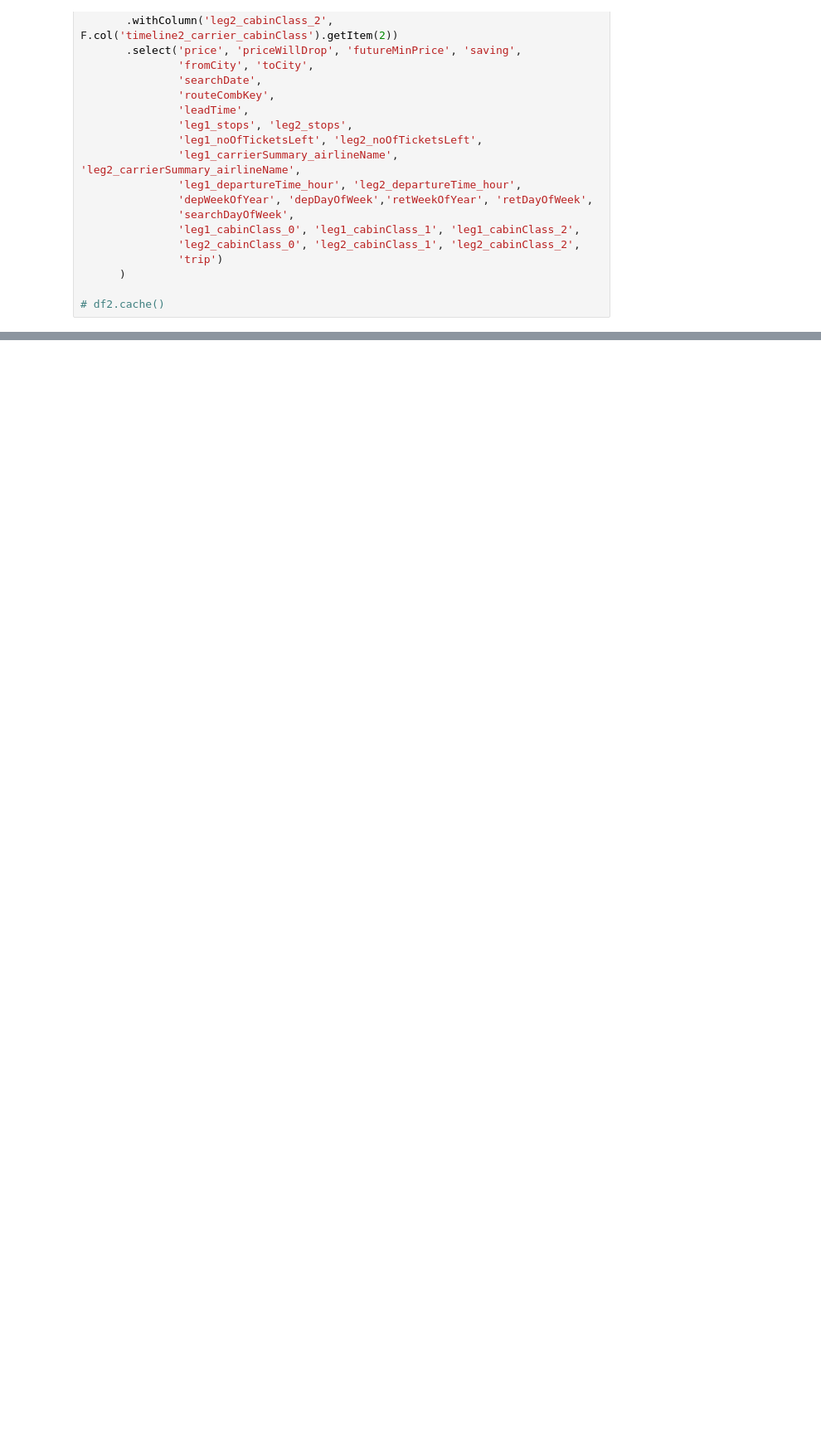
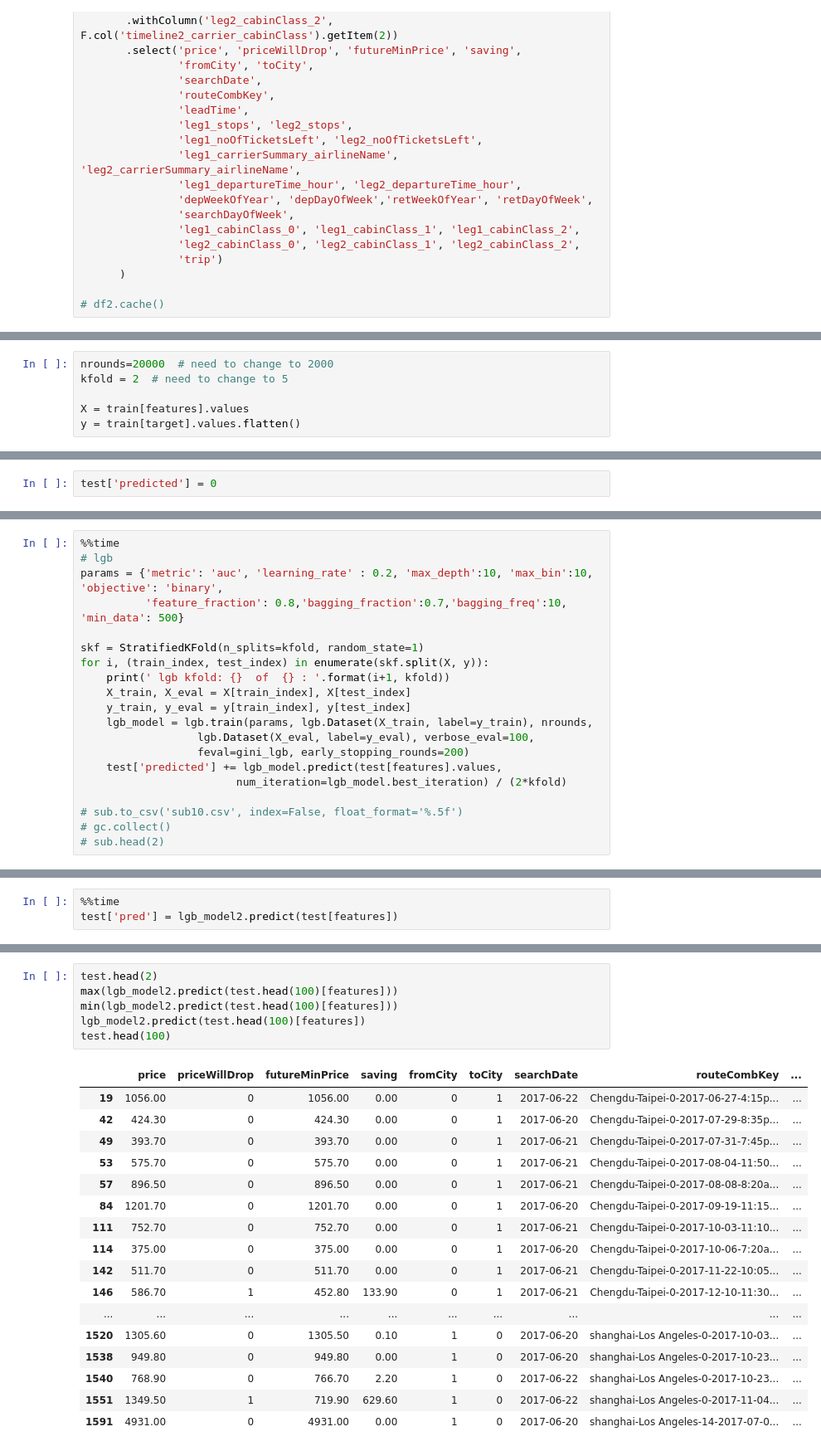
Before and after one commit to zemingyu/flight, a Jupyter notebook: tst-pyspark-on-docker.ipynb, the cells around one changed output, grey strips where cells are left out. Shown at 83% size. Drawn from its saved outputs; the diff is of its cells as text; blank space fills up the shorter version.

```diff
--- a/tst-pyspark-on-docker.ipynb
+++ b/tst-pyspark-on-docker.ipynb
@@ -288,0 +565,6 @@ for df_temp in dfArray:
+# %%
+nrounds=20000  # need to change to 2000
+kfold = 2  # need to change to 5
+
+X = train[features].values
+y = train[target].values.flatten()
@@ -288,0 +576,2 @@ for df_temp in dfArray:
+# %%
+test['predicted'] = 0
@@ -288,0 +586,20 @@ for df_temp in dfArray:
+# %%
+%%time
+# lgb
+params = {'metric': 'auc', 'learning_rate' : 0.2, 'max_depth':10, 'max_bin':10,  'objective': 'binary',
+          'feature_fraction': 0.8,'bagging_fraction':0.7,'bagging_freq':10,  'min_data': 500}
+
+skf = StratifiedKFold(n_splits=kfold, random_state=1)
+for i, (train_index, test_index) in enumerate(skf.split(X, y)):
+    print(' lgb kfold: {}  of  {} : '.format(i+1, kfold))
+    X_train, X_eval = X[train_index], X[test_index]
+    y_train, y_eval = y[train_index], y[test_index]
+    lgb_model = lgb.train(params, lgb.Dataset(X_train, label=y_train), nrounds,
+                  lgb.Dataset(X_eval, label=y_eval), verbose_eval=100,
+                  feval=gini_lgb, early_stopping_rounds=200)
+    test['predicted'] += lgb_model.predict(test[features].values,
+                        num_iteration=lgb_model.best_iteration) / (2*kfold)
+
+# sub.to_csv('sub10.csv', index=False, float_format='%.5f')
+# gc.collect()
+# sub.head(2)
@@ -288,0 +787,3 @@ for df_temp in dfArray:
+# %%
+%%time
+test['pred'] = lgb_model2.predict(test[features])
@@ -288,0 +817,24 @@ for df_temp in dfArray:
+# %%
+test.head(2)
+max(lgb_model2.predict(test.head(100)[features]))
+min(lgb_model2.predict(test.head(100)[features]))
+lgb_model2.predict(test.head(100)[features])
+test.head(100)
+# %% [output]
+|  | price | priceWillDrop | futureMinPrice | saving | fromCity | toCity | searchDate | routeCombKey | ... |
+| 19 | 1056.00 | 0 | 1056.00 | 0.00 | 0 | 1 | 2017-06-22 | Chengdu-Taipei-0-2017-06-27-4:15p... | ... |
+| 42 | 424.30 | 0 | 424.30 | 0.00 | 0 | 1 | 2017-06-20 | Chengdu-Taipei-0-2017-07-29-8:35p... | ... |
+| 49 | 393.70 | 0 | 393.70 | 0.00 | 0 | 1 | 2017-06-21 | Chengdu-Taipei-0-2017-07-31-7:45p... | ... |
+| 53 | 575.70 | 0 | 575.70 | 0.00 | 0 | 1 | 2017-06-21 | Chengdu-Taipei-0-2017-08-04-11:50... | ... |
+| 57 | 896.50 | 0 | 896.50 | 0.00 | 0 | 1 | 2017-06-21 | Chengdu-Taipei-0-2017-08-08-8:20a... | ... |
+| 84 | 1201.70 | 0 | 1201.70 | 0.00 | 0 | 1 | 2017-06-20 | Chengdu-Taipei-0-2017-09-19-11:15... | ... |
+| 111 | 752.70 | 0 | 752.70 | 0.00 | 0 | 1 | 2017-06-21 | Chengdu-Taipei-0-2017-10-03-11:10... | ... |
+| 114 | 375.00 | 0 | 375.00 | 0.00 | 0 | 1 | 2017-06-20 | Chengdu-Taipei-0-2017-10-06-7:20a... | ... |
+| 142 | 511.70 | 0 | 511.70 | 0.00 | 0 | 1 | 2017-06-21 | Chengdu-Taipei-0-2017-11-22-10:05... | ... |
+| 146 | 586.70 | 1 | 452.80 | 133.90 | 0 | 1 | 2017-06-21 | Chengdu-Taipei-0-2017-12-10-11:30... | ... |
+| ... | ... | ... | ... | ... | ... | ... | ... | ... | ... |
+| 1520 | 1305.60 | 0 | 1305.50 | 0.10 | 1 | 0 | 2017-06-20 | shanghai-Los Angeles-0-2017-10-03... | ... |
+| 1538 | 949.80 | 0 | 949.80 | 0.00 | 1 | 0 | 2017-06-20 | shanghai-Los Angeles-0-2017-10-23... | ... |
+| 1540 | 768.90 | 0 | 766.70 | 2.20 | 1 | 0 | 2017-06-22 | shanghai-Los Angeles-0-2017-10-23... | ... |
+| 1551 | 1349.50 | 1 | 719.90 | 629.60 | 1 | 0 | 2017-06-22 | shanghai-Los Angeles-0-2017-11-04... | ... |
+| 1591 | 4931.00 | 0 | 4931.00 | 0.00 | 1 | 0 | 2017-06-20 | shanghai-Los Angeles-14-2017-07-0... | ... |
```
Also changed, not shown: parts of 68 cells of this notebook, 7 other files.
